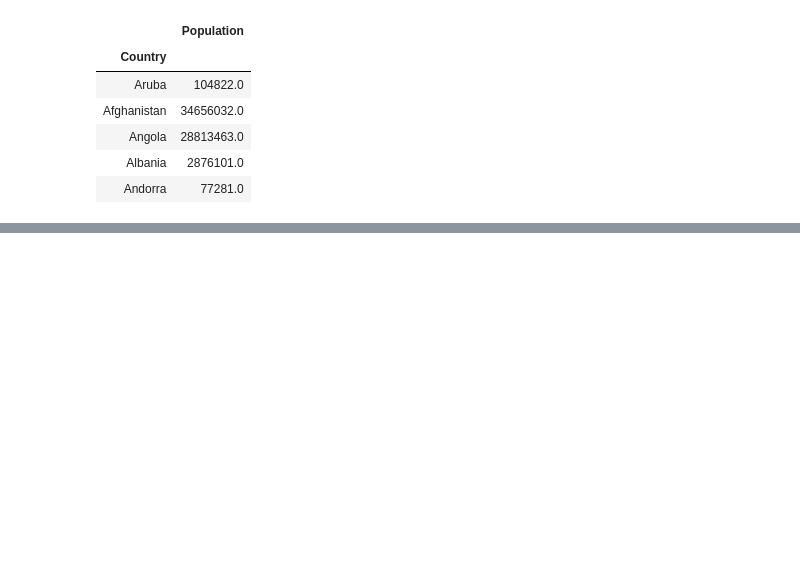
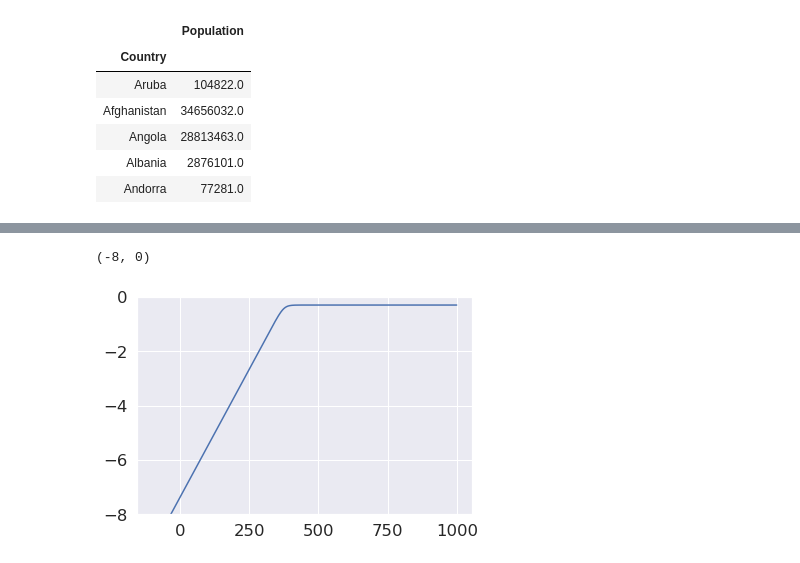
Before and after one commit to rgerkin/COVID-19, a Jupyter notebook: covid.ipynb, the cells around one changed output, grey strips where cells are left out. Cells and saved outputs as stored; diff of their text form; code cells hidden in the pictures; blank space fills up the shorter version.

```diff
--- a/covid.ipynb
+++ b/covid.ipynb
@@ -116,0 +237,18 @@ make_plot(df_deaths, "death", ylim=(-9,0))
+# %%
+import numpy as np
+f = 0.5
+r = 0.2
+c = 75
+t = np.arange(-100, 1000, 1)
+def xt(t, r, f, c):
+    x = f*(1/(1+np.exp(f*(c-r*t))))
+    return x
+logx = np.log(f) - np.log10(1 + np.exp(f*(c-r*t)))
+log10x = np.log10(np.exp(logx))
+#plt.plot(t, 10**log10x);
+#plt.ylim(0, f+0.01)
+plt.plot(t, log10x);
+plt.ylim(-8, 0)
+# %% [output]
+(-8, 0)
+[figure, added]
```
Also changed, not shown: parts of 15 cells of this notebook.
